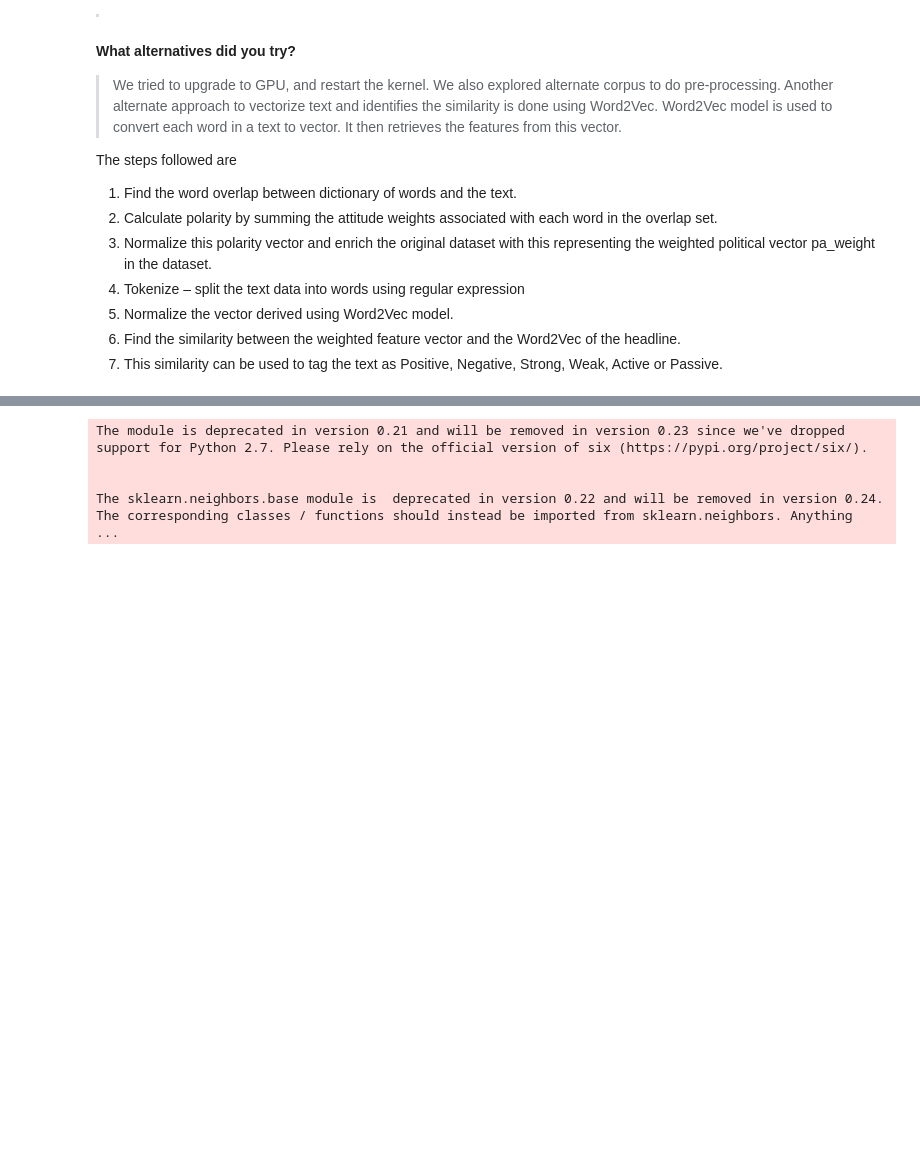
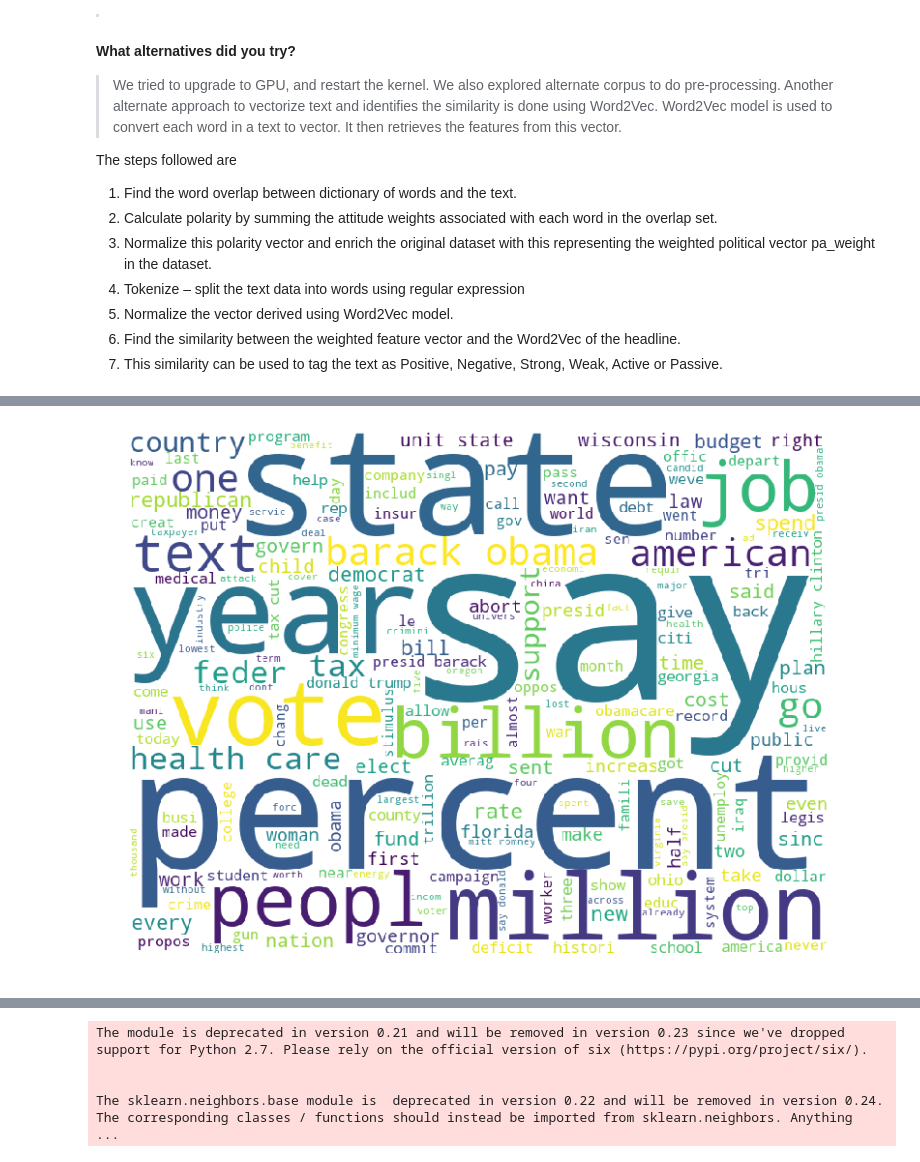
Before and after one commit to mal258/machinelearning258, a Jupyter notebook: Final_Exam/ML_Final_Exam_Submission.ipynb, the cells around one changed output, grey strips where cells are left out. Drawn from its saved outputs; the diff is of its cells as text; code cells hidden in the pictures; blank space fills up the shorter version.

```diff
--- a/Final_Exam/ML_Final_Exam_Submission.ipynb
+++ b/Final_Exam/ML_Final_Exam_Submission.ipynb
@@ -120,0 +367,6 @@ GitHub URL: Individual Git Hub Link
+# %%
+t1 = time.time()
+test_news['clean'] = test_news['clean'].apply(spell_checker)
+test_news.head(5)
+t2 = time.time()
+print("\nTime to spell check the test data: \n", len(test_news), "news:", (t2-t1)/60, "min")
@@ -120,0 +416,4 @@ GitHub URL: Individual Git Hub Link
+# %%
+cloud(' '.join(test_news['clean']))
+# %% [output]
+[figure, added]
```
Also changed, not shown: parts of 149 cells of this notebook.
